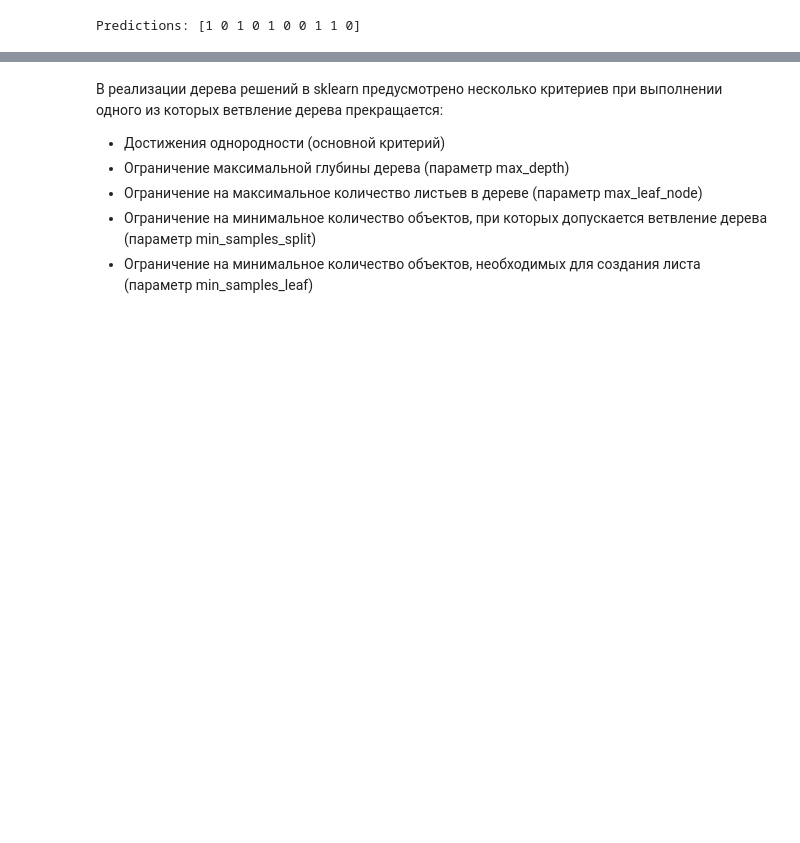
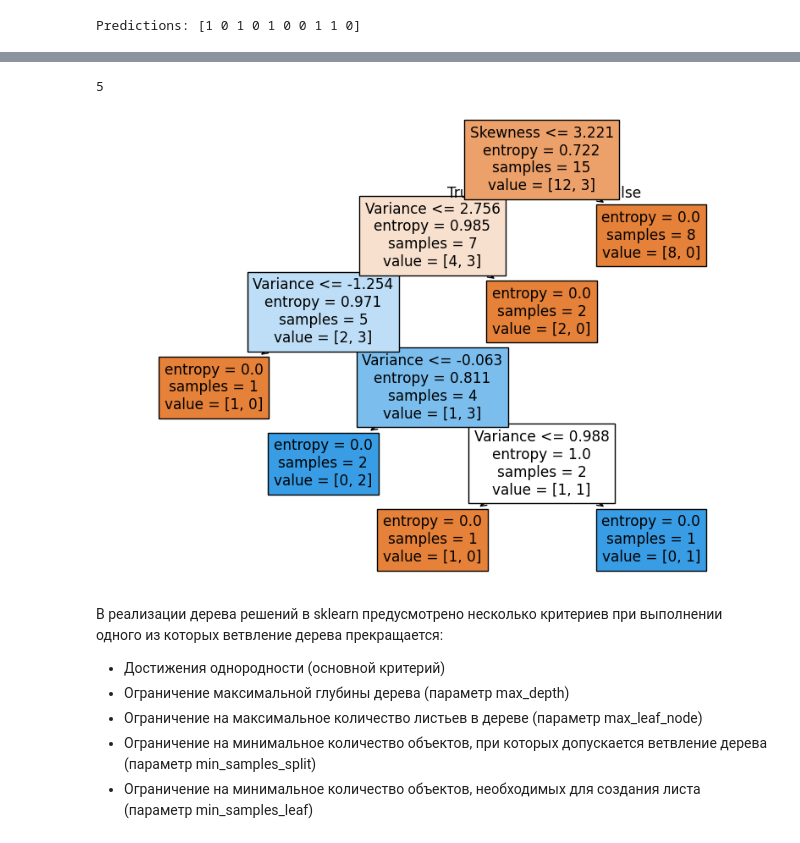
Before and after one commit to AlexGorel/IDE_NEW, a Jupyter notebook: MATH&ML-8. Алгоритмы на основе деревьев решений/DecisionTree_CART.ipynb, the cells around one changed output, grey strips where cells are left out. Drawn from its saved outputs; the diff is of its cells as text; code cells hidden in the pictures; blank space fills up the shorter version.

```diff
--- a/MATH&ML-8. Алгоритмы на основе деревьев решений/DecisionTree_CART.ipynb
+++ b/MATH&ML-8. Алгоритмы на основе деревьев решений/DecisionTree_CART.ipynb
@@ -324,6 +324,11 @@ tree.plot_tree(
     $$B_v(x_j, t) = [x_{j_{opt}} \leqslant t_{opt}]$$
     Для выборок $Q_v^{left}$ и $Q_v^{right}$ процедура будет повторяться рекурсивно, пока не выполнится критерий остановки.
 3. Возвращаем созданную вершину
+# %%
+def entropy(y):
+    p = y.value_counts(normalize=True)
+    entropy = -np.sum(p * np.log2(p))
+    return entropy
 # %%
 class Node:
     def __init__(self, left=None,
@@ -435,3 +481,39 @@ Predictions: [1 0 1 0 1 0 0 1 1 0]
+# %%
+bill_data = pd.read_csv('C:\скил\DST-156\IDE_NEW\MATH&ML-8. Алгоритмы на основе деревьев решений/bill_authentication.csv')
+bill_sample = bill_data[['Variance', 'Skewness', 'Class']].sample(
+    n=15,
+    random_state=42,
+    ignore_index=True
+)
+# Создаём обучающую выборку
+X = bill_sample[['Variance', 'Skewness']]
+y = bill_sample['Class']
+
+# Создаем модель дерева решений
+dt = tree.DecisionTreeClassifier(
+    criterion='entropy', #критерий информативности
+    random_state=0 #генератор случайных чисел
+)
+dt.fit(X, y)
+# Печатаем дерево решений в виде списка условий
+#print(tree.export_text(decision_tree=dt))
+
+
+decision_tree = build_decision_tree(X, y, criterion=entropy)
+#print_decision_tree(decision_tree)
+
+# Визуализируем дерево решений в виде графа
+fig = plt.figure(figsize = (10, 7))
+tree.plot_tree(
+    decision_tree=dt, # Дерево решений
+    feature_names=X.columns, # Названия факторов
+    filled=True, # Расцветка
+    impurity=True, # Отображать ли неоднородность в вершинах
+);
+print(dt.get_depth())
+# %% [output]
+5
+[figure, added]
 # %% [markdown]
 В реализации дерева решений в sklearn предусмотрено несколько критериев при выполнении одного из которых ветвление дерева прекращается:
 * Достижения однородности (основной критерий)
```
Also changed, not shown: parts of 10 cells of this notebook, 3 other files.
